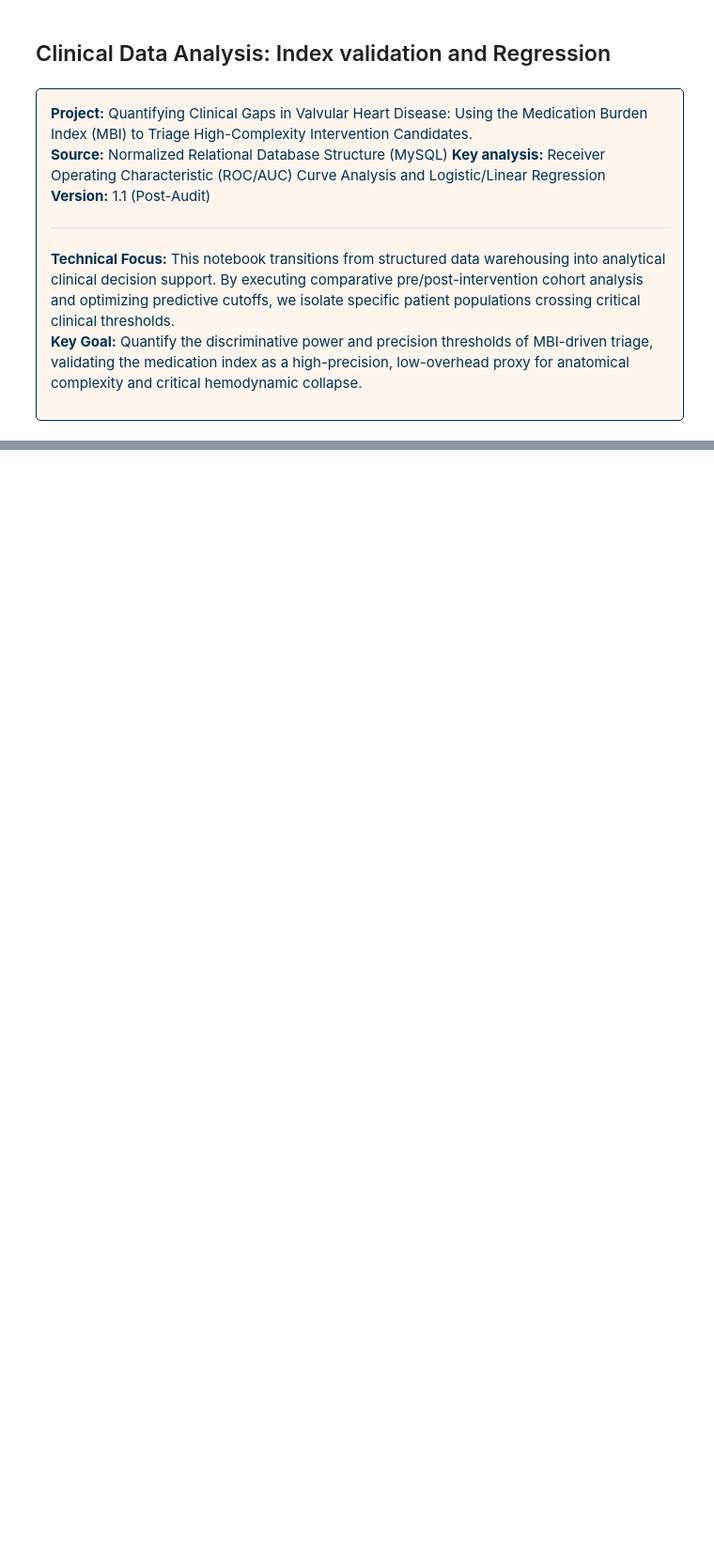
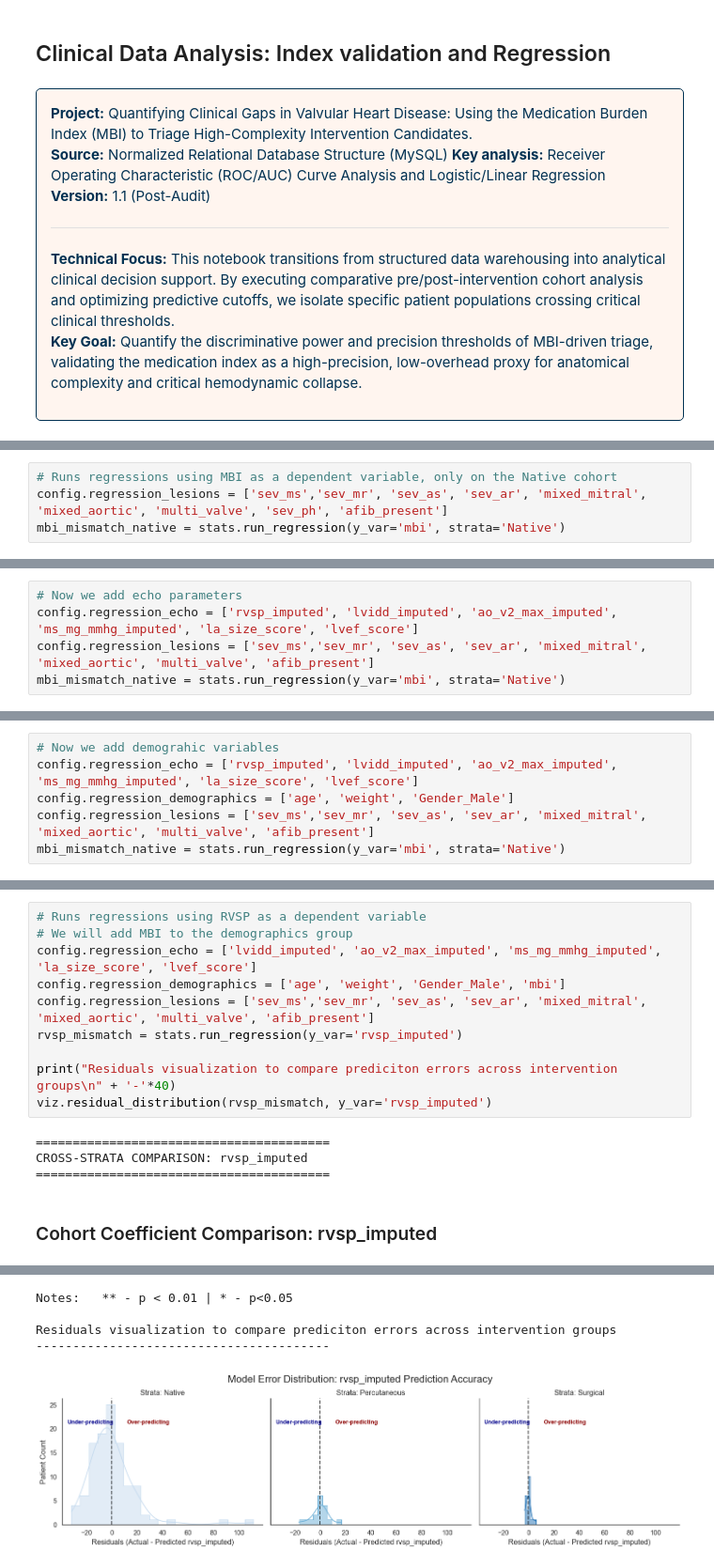
Before and after one commit to enaromd/Cardio-MBI-Triage-Engine, a Jupyter notebook: notebooks/03_analysis.ipynb, the cells around one changed output, grey strips where cells are left out. Shown at 94% size. Drawn from its saved outputs; the diff is of its cells as text; blank space fills up the shorter version.

```diff
--- a/notebooks/03_analysis.ipynb
+++ b/notebooks/03_analysis.ipynb
@@ -36,0 +762,4 @@ import matplotlib.pyplot as plt
+# %%
+# Runs regressions using MBI as a dependent variable, only on the Native cohort
+config.regression_lesions = ['sev_ms','sev_mr', 'sev_as', 'sev_ar', 'mixed_mitral', 'mixed_aortic', 'multi_valve', 'sev_ph', 'afib_present']
+mbi_mismatch_native = stats.run_regression(y_var='mbi', strata='Native')
@@ -36,0 +793,5 @@ import matplotlib.pyplot as plt
+# %%
+# Now we add echo parameters
+config.regression_echo = ['rvsp_imputed', 'lvidd_imputed', 'ao_v2_max_imputed', 'ms_mg_mmhg_imputed', 'la_size_score', 'lvef_score']
+config.regression_lesions = ['sev_ms','sev_mr', 'sev_as', 'sev_ar', 'mixed_mitral', 'mixed_aortic', 'multi_valve', 'afib_present']
+mbi_mismatch_native = stats.run_regression(y_var='mbi', strata='Native')
@@ -36,0 +823,6 @@ import matplotlib.pyplot as plt
+# %%
+# Now we add demograhic variables
+config.regression_echo = ['rvsp_imputed', 'lvidd_imputed', 'ao_v2_max_imputed', 'ms_mg_mmhg_imputed', 'la_size_score', 'lvef_score']
+config.regression_demographics = ['age', 'weight', 'Gender_Male']
+config.regression_lesions = ['sev_ms','sev_mr', 'sev_as', 'sev_ar', 'mixed_mitral', 'mixed_aortic', 'multi_valve', 'afib_present']
+mbi_mismatch_native = stats.run_regression(y_var='mbi', strata='Native')
@@ -36,0 +854,15 @@ import matplotlib.pyplot as plt
+# %%
+# Runs regressions using RVSP as a dependent variable
+# We will add MBI to the demographics group
+config.regression_echo = ['lvidd_imputed', 'ao_v2_max_imputed', 'ms_mg_mmhg_imputed', 'la_size_score', 'lvef_score']
+config.regression_demographics = ['age', 'weight', 'Gender_Male', 'mbi']
+config.regression_lesions = ['sev_ms','sev_mr', 'sev_as', 'sev_ar', 'mixed_mitral', 'mixed_aortic', 'multi_valve', 'afib_present']
+rvsp_mismatch = stats.run_regression(y_var='rvsp_imputed')
+
+print("Residuals visualization to compare prediciton errors across intervention groups\n" + '-'*40)
+viz.residual_distribution(rvsp_mismatch, y_var='rvsp_imputed')
+# %% [output]
+========================================
+CROSS-STRATA COMPARISON: rvsp_imputed
+========================================
+Cohort Coefficient Comparison: rvsp_imputed
@@ -36,0 +887,5 @@ import matplotlib.pyplot as plt
+Notes:   ** - p < 0.01 | * - p<0.05
+
+Residuals visualization to compare prediciton errors across intervention groups
+----------------------------------------
+[figure, added]
```
Also changed, not shown: parts of 32 cells of this notebook, 10 other files.
